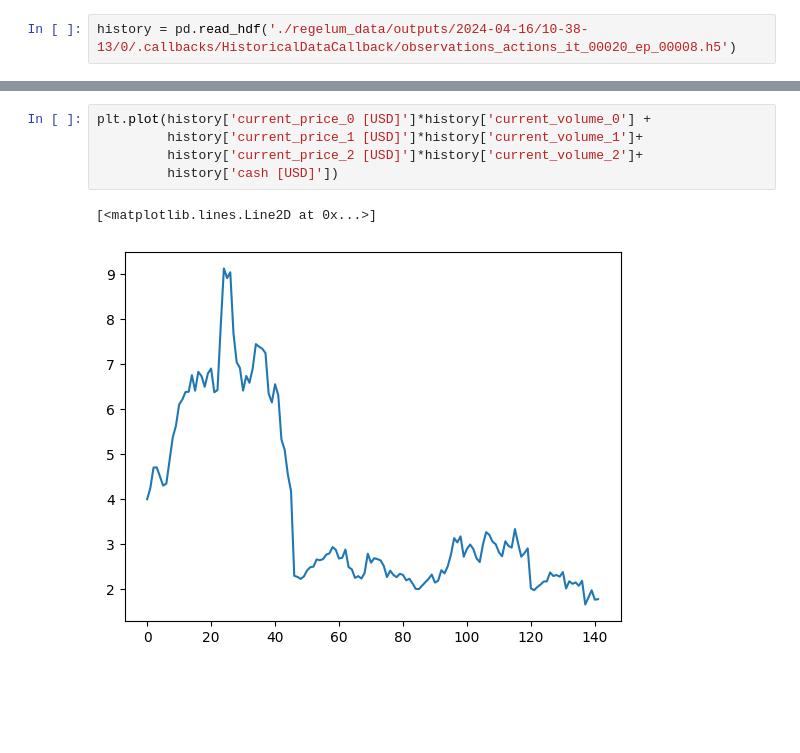
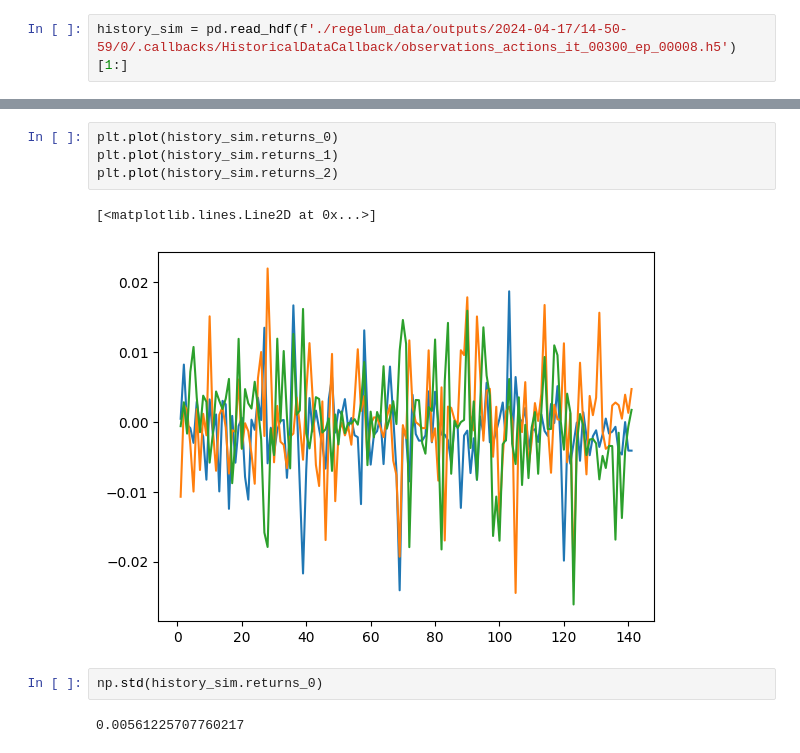
Before and after one commit to Matteus1904/portfolio_opt_regelum, a Jupyter notebook: experiments.ipynb, the cells around one changed output, grey strips where cells are left out. Saved outputs shown, nothing was run; the diff lists cells and outputs as text; blank space fills up the shorter version.

Commit message:
add real market data testing, first numerical results

```diff
--- a/experiments.ipynb
+++ b/experiments.ipynb
@@ -4,2 +9,2 @@ import matplotlib.pyplot as plt
 # %%
-history = pd.read_hdf('./regelum_data/outputs/2024-04-16/10-38-13/0/.callbacks/HistoricalDataCallback/observations_actions_it_00020_ep_00008.h5')
+history_sim = pd.read_hdf(f'./regelum_data/outputs/2024-04-17/14-50-59/0/.callbacks/HistoricalDataCallback/observations_actions_it_00300_ep_00008.h5')[1:]
@@ -130,8 +11,11 @@ Index(['time', 'current_value', 'episode_id', 'iteration_id',
-# %%
-plt.plot(history['current_price_0 [USD]']*history['current_volume_0'] +
-         history['current_price_1 [USD]']*history['current_volume_1']+
-         history['current_price_2 [USD]']*history['current_volume_2']+
-         history['cash [USD]'])
-# %% [output]
-[<matplotlib.lines.Line2D at 0x...>]
-[figure, removed]
+# %%
+plt.plot(history_sim.returns_0)
+plt.plot(history_sim.returns_1)
+plt.plot(history_sim.returns_2)
+# %% [output]
+[<matplotlib.lines.Line2D at 0x...>]
+[figure, added]
+# %%
+np.std(history_sim.returns_0)
+# %% [output]
+0.00561225707760217
```
Also changed, not shown: parts of 14 cells of this notebook, 11 other files.
